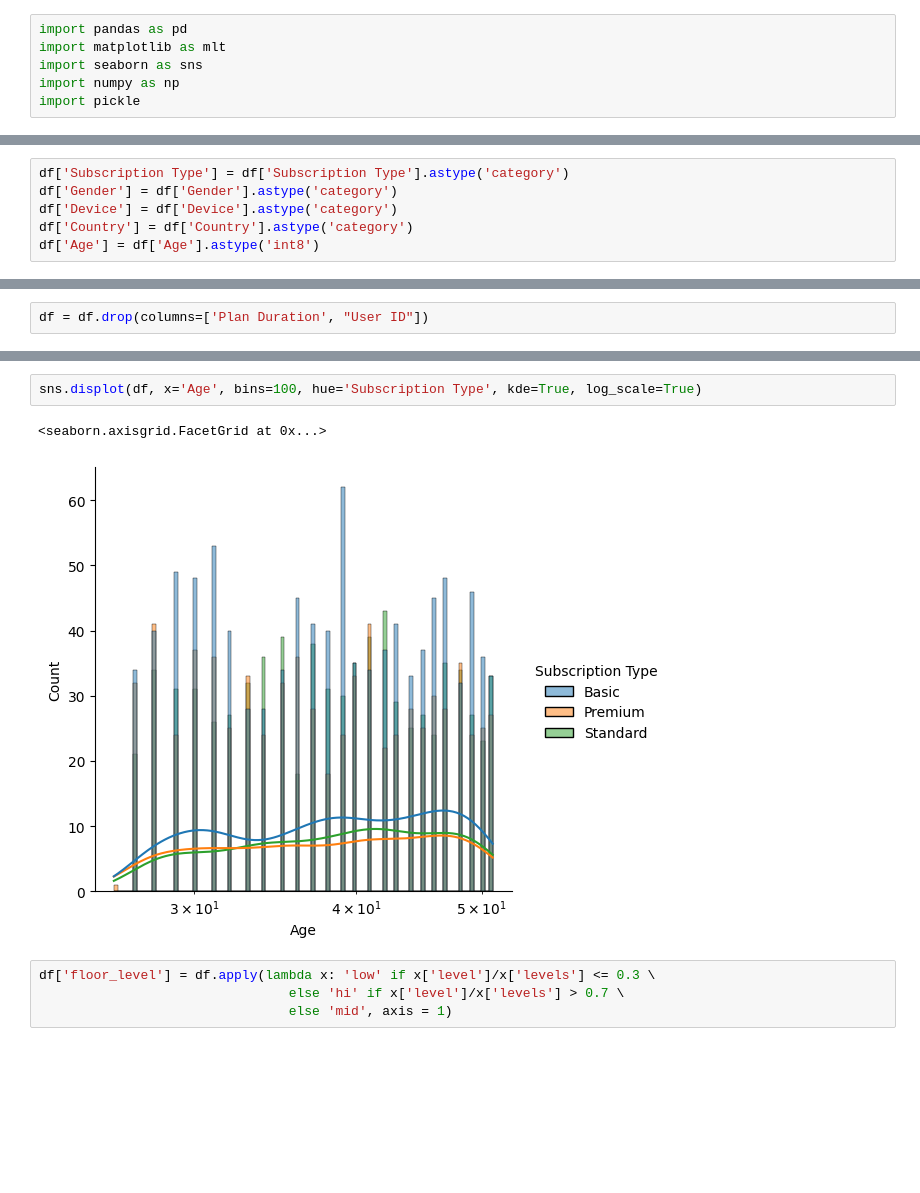
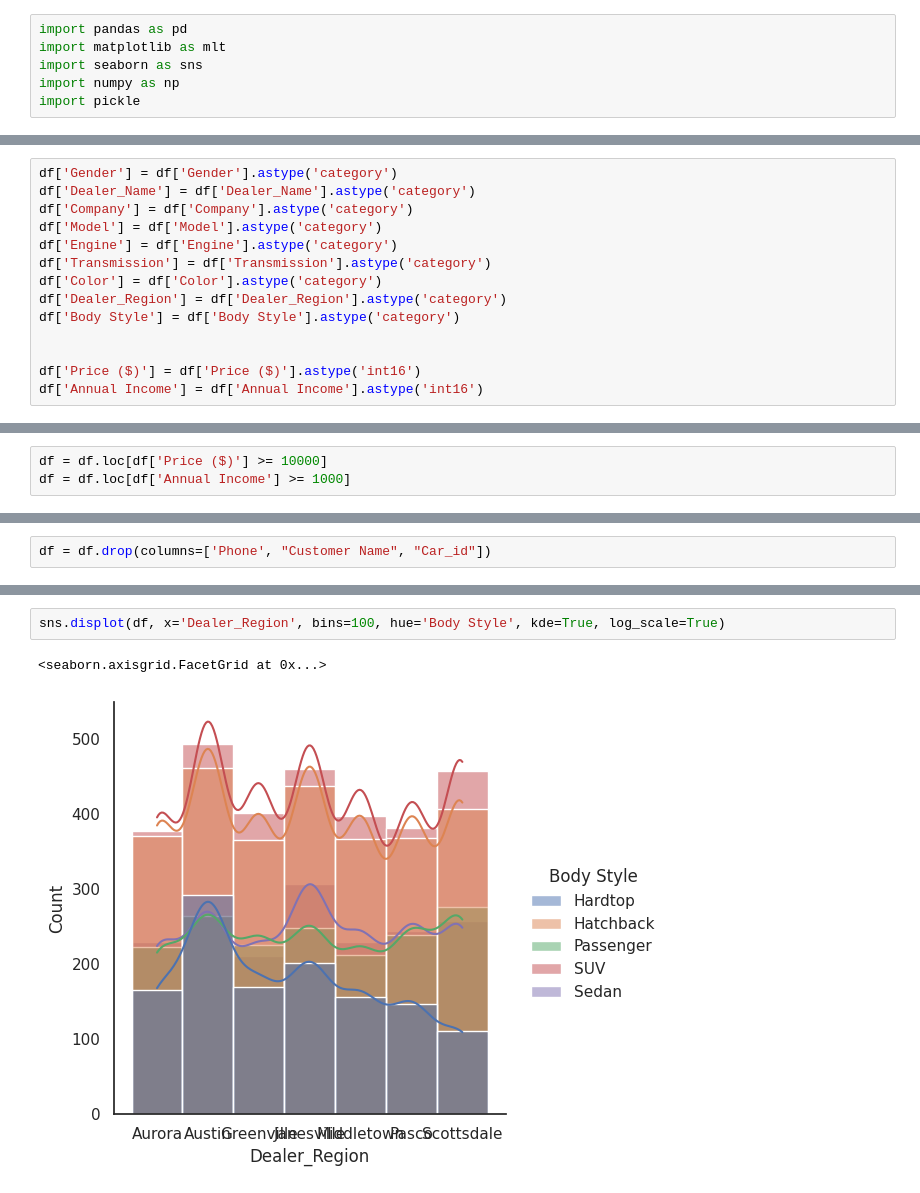
Before and after one commit to MedvedevIgS/IIS_Lab1, a Jupyter notebook: edu/edu.ipynb, the cells around one changed output, grey strips where cells are left out. Cells and saved outputs as stored; diff of their text form; blank space fills up the shorter version.

```diff
--- a/edu/edu.ipynb
+++ b/edu/edu.ipynb
@@ -23,6 +54,0 @@ df.head(10)
-# %%
-df['Subscription Type'] = df['Subscription Type'].astype('category')
-df['Gender'] = df['Gender'].astype('category')
-df['Device'] = df['Device'].astype('category')
-df['Country'] = df['Country'].astype('category')
-df['Age'] = df['Age'].astype('int8')
@@ -29,3 +93,17 @@ df['Age'] = df['Age'].astype('int8')
+# %%
+df['Gender'] = df['Gender'].astype('category')
+df['Dealer_Name'] = df['Dealer_Name'].astype('category')
+df['Company'] = df['Company'].astype('category')
+df['Model'] = df['Model'].astype('category')
+df['Engine'] = df['Engine'].astype('category')
+df['Transmission'] = df['Transmission'].astype('category')
+df['Color'] = df['Color'].astype('category')
+df['Dealer_Region'] = df['Dealer_Region'].astype('category')
+df['Body Style'] = df['Body Style'].astype('category')
+
+
+df['Price ($)'] = df['Price ($)'].astype('int16')
+df['Annual Income'] = df['Annual Income'].astype('int16')
 # %%
 df.info(show_counts=True)
 # %% [output]
@@ -49,3 +127,6 @@ memory usage: 110.8+ KB
+# %%
+df = df.loc[df['Price ($)'] >= 10000]
+df = df.loc[df['Annual Income'] >= 1000]
 # %%
 df.describe()
 # %% [output]
@@ -96,5 +160,5 @@ Plan Duration
 # %%
-df = df.drop(columns=['Plan Duration', "User ID"])
+df = df.drop(columns=['Phone', "Customer Name", "Car_id"])
 # %%
 df.info(show_counts=True)
 # %% [output]
@@ -145,9 +201,5 @@ Name: count, dtype: int64
 # %%
-sns.displot(df, x='Age', bins=100, hue='Subscription Type', kde=True, log_scale=True)
+sns.displot(df, x='Dealer_Region', bins=100, hue='Body Style', kde=True, log_scale=True)
 # %% [output]
 <seaborn.axisgrid.FacetGrid at 0x...>
-[figure, old version]
+[figure, new version]
-# %%
-df['floor_level'] = df.apply(lambda x: 'low' if x['level']/x['levels'] <= 0.3 \
-                                else 'hi' if x['level']/x['levels'] > 0.7 \
-                                else 'mid', axis = 1)
```
Also changed, not shown: parts of 14 cells of this notebook.
